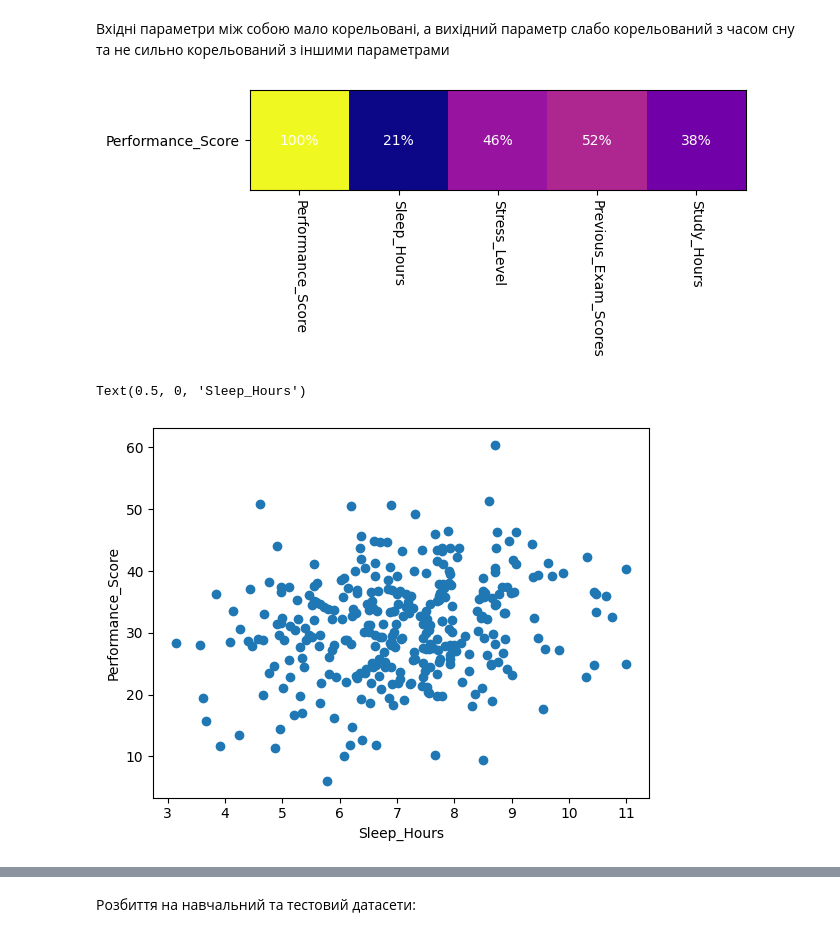
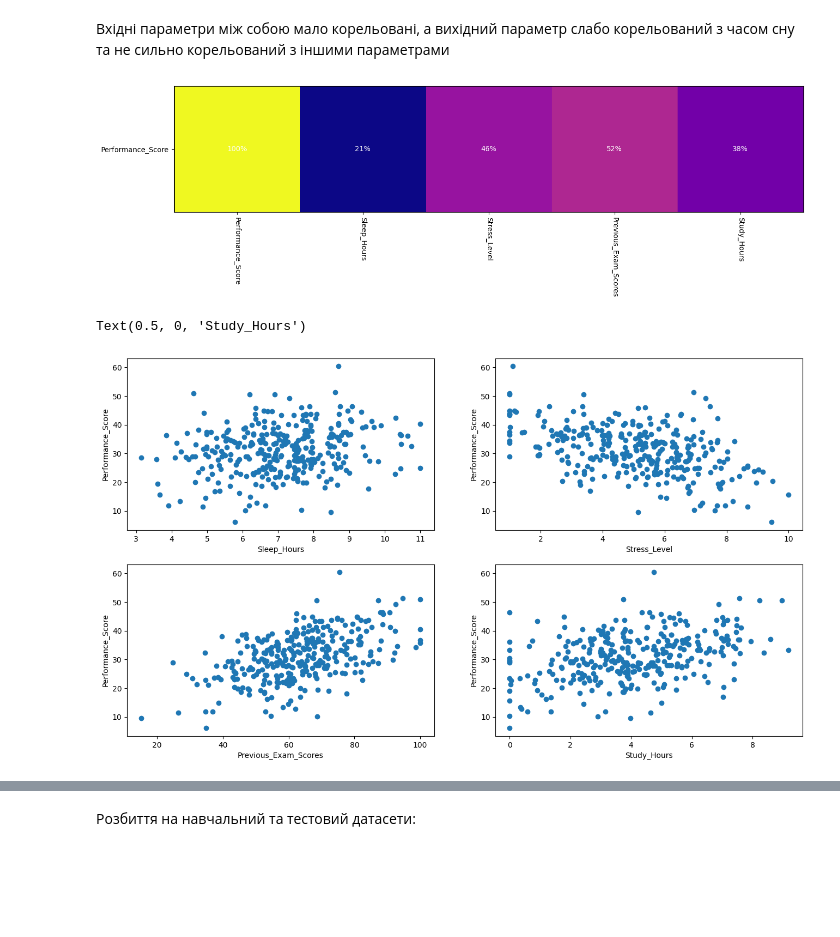
Before and after one commit to MINIAProgramStudio/ML_methods, a Jupyter notebook: Lab_1/lab1.ipynb, the cells around one changed output, grey strips where cells are left out. Drawn from its saved outputs; the diff is of its cells as text; code cells hidden in the pictures; blank space fills up the shorter version.

```diff
--- a/Lab_1/lab1.ipynb
+++ b/Lab_1/lab1.ipynb
@@ -70,8 +90,13 @@ print("Path to dataset files:", path)
 Path to dataset files: C:\Users\misha\.cache\kagglehub\datasets\mustafamaher2520\student-performance-data\versions\1
 # %%
 import pandas as pd
+import matplotlib
 from matplotlib import pyplot as plt
 import numpy as np
+from scipy import stats
+
+matplotlib.rcParams['figure.figsize'] = (16, 9)
+
 df = pd.read_csv(path+"\SrudentPerformanceScore.csv")
 df.head(5)
 # %% [output]
@@ -191,11 +216,27 @@ for i in range(corr.shape[0]):
         text = ax.text(j, i, str(round(100*corr[corr.columns[j]][i]))+"%",
                        ha="center", va="center", color="w")
 # %% [output]
-[figure, old version]
+[figure, new version]
 # %%
+plt.subplot(221)
 plt.scatter(df["Sleep_Hours"], df["Performance_Score"])
 plt.ylabel("Performance_Score")
 plt.xlabel("Sleep_Hours")
+
+plt.subplot(222)
+plt.scatter(df["Stress_Level"], df["Performance_Score"])
+plt.ylabel("Performance_Score")
+plt.xlabel("Stress_Level")
+
+plt.subplot(223)
+plt.scatter(df["Previous_Exam_Scores"], df["Performance_Score"])
+plt.ylabel("Performance_Score")
+plt.xlabel("Previous_Exam_Scores")
+
+plt.subplot(224)
+plt.scatter(df["Study_Hours"], df["Performance_Score"])
+plt.ylabel("Performance_Score")
+plt.xlabel("Study_Hours")
 # %% [output]
-Text(0.5, 0, 'Sleep_Hours')
+Text(0.5, 0, 'Study_Hours')
-[figure, old version]
+[figure, new version]
```
Also changed, not shown: parts of 8 cells of this notebook.
